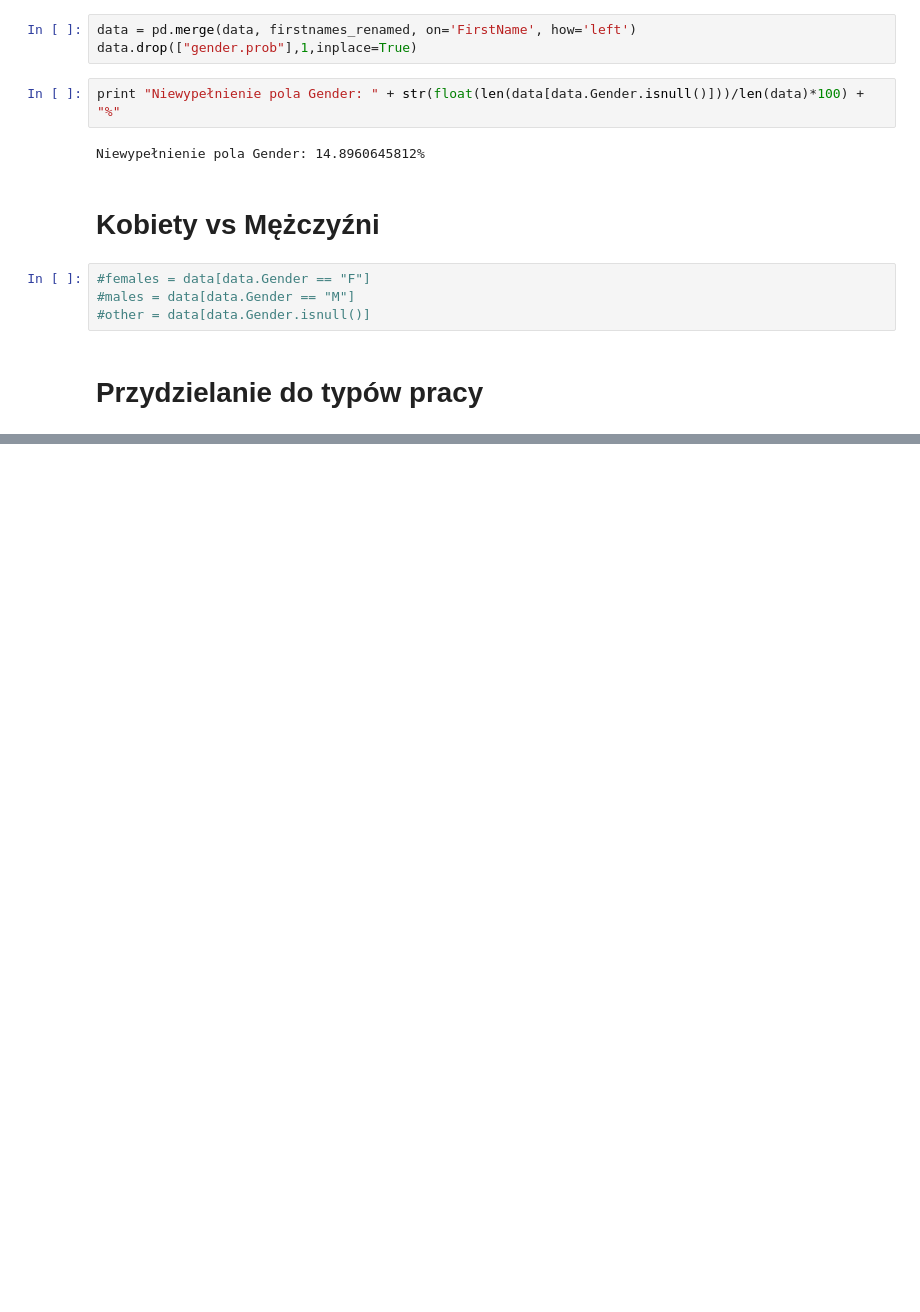
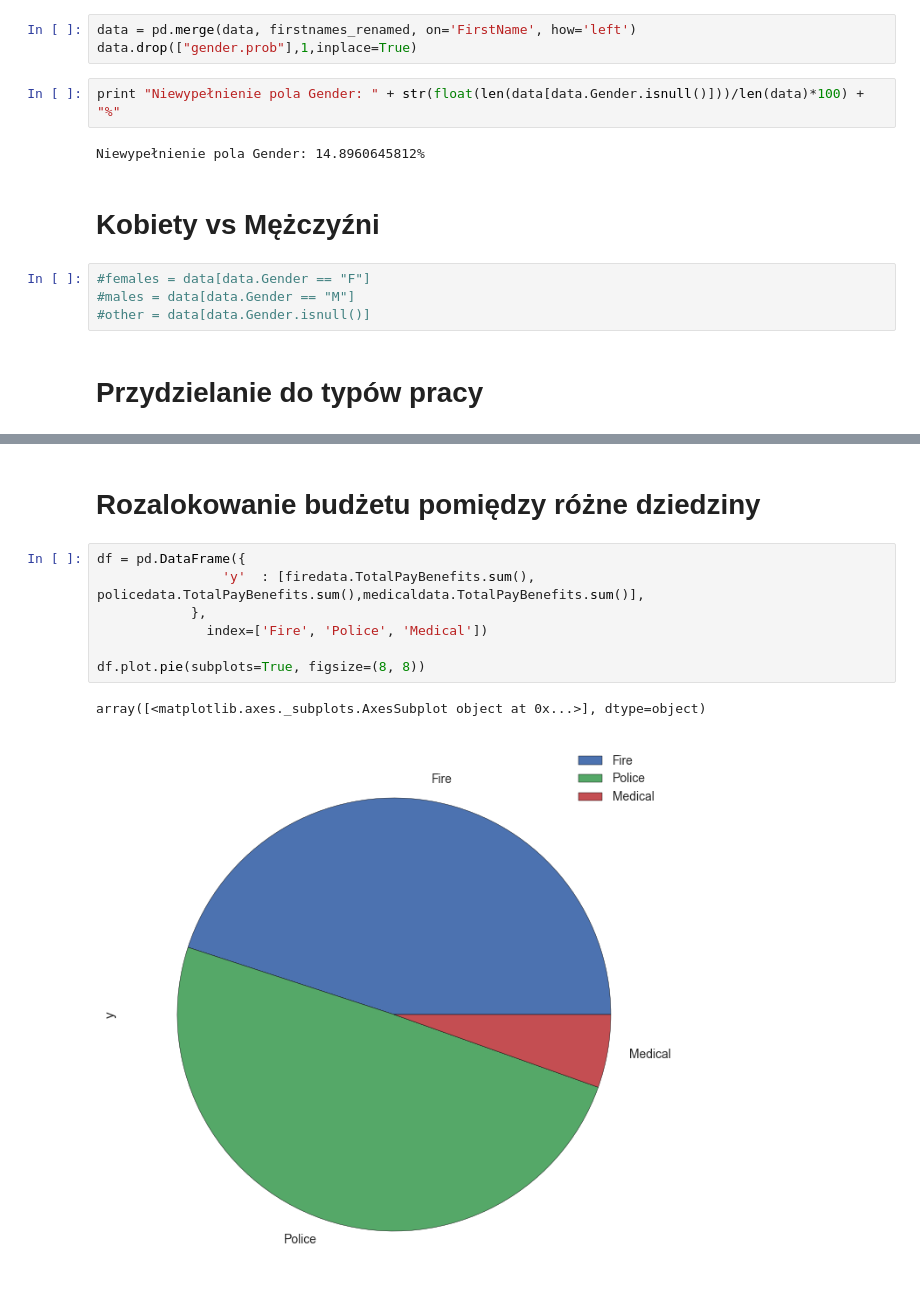
Before and after one commit to cocsackie/EKS, a Jupyter notebook: zespol38.ipynb, the cells around one changed output, grey strips where cells are left out. Cells and saved outputs as stored; diff of their text form; blank space fills up the shorter version.

```diff
--- a/zespol38.ipynb
+++ b/zespol38.ipynb
@@ -416,0 +486,12 @@ def worddist(p1, p2):
+# %% [markdown]
+# Rozalokowanie budżetu pomiędzy różne dziedziny
+# %%
+df = pd.DataFrame({
+                'y'  : [firedata.TotalPayBenefits.sum(), policedata.TotalPayBenefits.sum(),medicaldata.TotalPayBenefits.sum()],
+            },
+              index=['Fire', 'Police', 'Medical'])
+
+df.plot.pie(subplots=True, figsize=(8, 8))
+# %% [output]
+array([<matplotlib.axes._subplots.AxesSubplot object at 0x...>], dtype=object)
+[figure, added]
```
Also changed, not shown: parts of 11 cells of this notebook.
